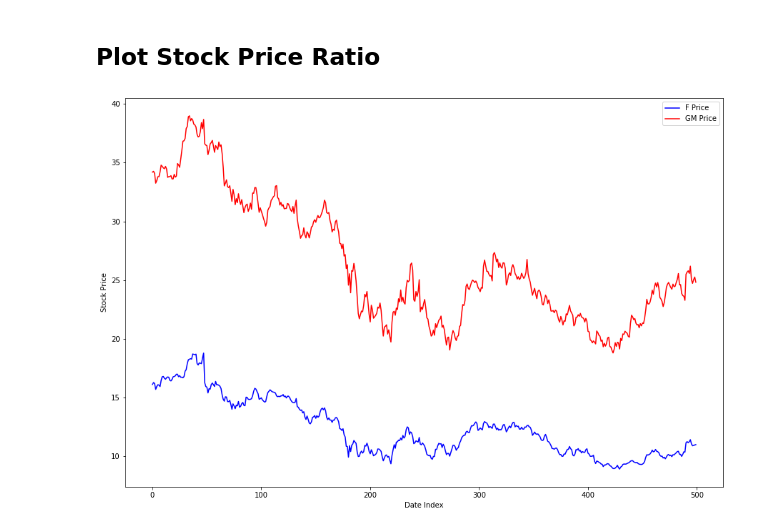
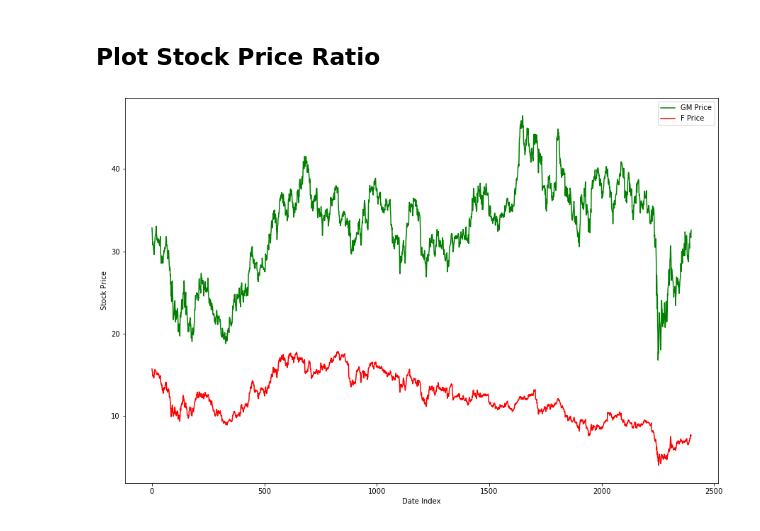
Before and after one commit to JohnnyWu0425/NCTU-Fintech-Final-Project, a Jupyter notebook: Code/Experiment/Pair Trading Manually.ipynb, the cells around one changed output. Saved outputs shown, nothing was run; the diff lists cells and outputs as text; code cells hidden in the pictures.

```diff
--- a/Code/Experiment/Pair Trading Manually.ipynb
+++ b/Code/Experiment/Pair Trading Manually.ipynb
@@ -44,20 +44,20 @@ GM_stock
 # %%
 # extract close price
-F_close = F_stock["Close"].values[:500]
-GM_close = GM_stock["Close"].values[:500]
+F_close = F_stock["Close"].values[-2400:-1]
+GM_close = GM_stock["Close"].values[-2400:-1]
 # %% [markdown]
 ## Plot Stock Price Ratio
 # %%
 # stock price
 x = list(range(len(F_close)))
 plt.figure(figsize=(15, 10))
-plt.plot(x, F_close, color="blue", label="F Price")
-plt.plot(x, GM_close, color="red", label="GM Price")
+plt.plot(x, GM_close, color="green", label="GM Price")
+plt.plot(x, F_close, color="red", label="F Price")
 plt.legend()
 plt.xlabel("Date Index")
 plt.ylabel("Stock Price")
 plt.show()
 # %% [output]
-[figure, old version]
+[figure, new version]
 # %%
 spread_ratio = GM_close/F_close
```
Also changed, not shown: parts of 6 cells of this notebook, 1 other file.
